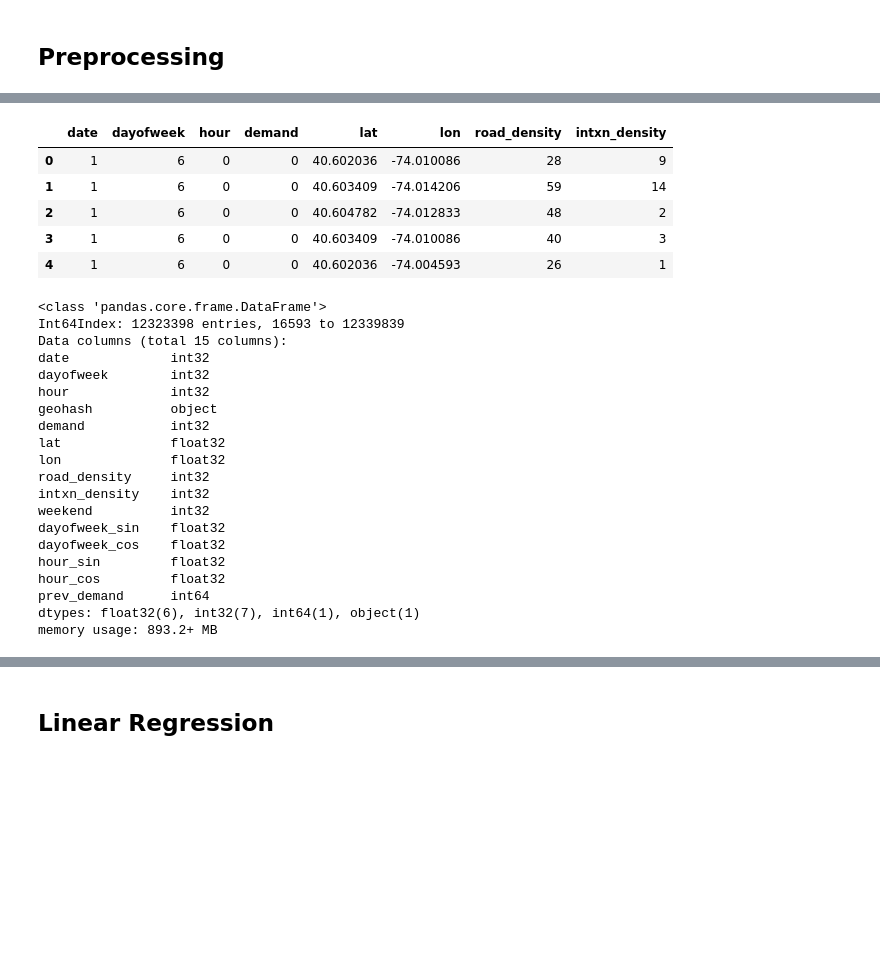
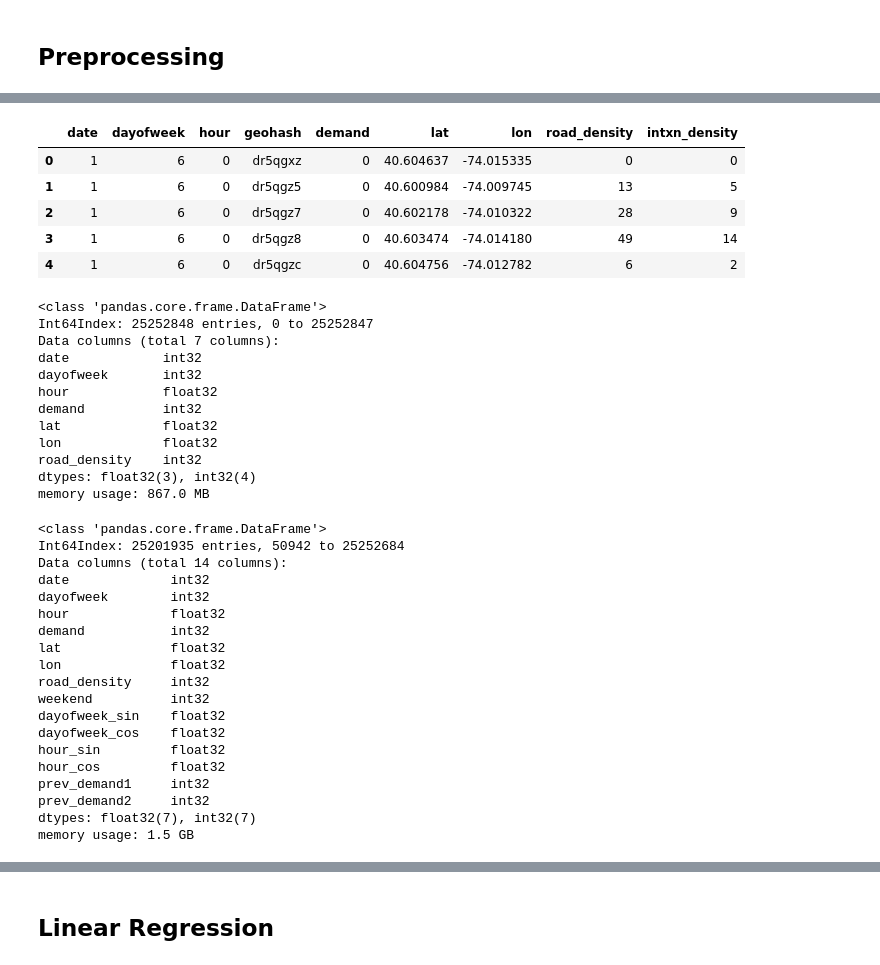
Before and after one commit to hitsuji5/FleetAI, a Jupyter notebook: analytics/demand_prediction.ipynb, the cells around one changed output, grey strips where cells are left out. Drawn from its saved outputs; the diff is of its cells as text; code cells hidden in the pictures; blank space fills up the shorter version.

```diff
--- a/analytics/demand_prediction.ipynb
+++ b/analytics/demand_prediction.ipynb
@@ -48,0 +92,8 @@ print ((df.iloc[N:].demand - df.iloc[N:].prediction)**2).mean()
+# %%
+demand_pivot['date'] = 0
+demand_pivot['dayofweek'] = 0
+demand_pivot['hour'] = 0
+demand_pivot[['date', 'dayofweek', 'hour']] = list(demand_pivot.index.values)
+demand = pd.melt(demand_pivot, id_vars=['date', 'dayofweek', 'hour'])
+demand = demand.rename(columns={'phash':'geohash', 'value':'demand'})
+demand.head()
@@ -48,0 +107,4 @@ print ((df.iloc[N:].demand - df.iloc[N:].prediction)**2).mean()
+# %%
+zones = pd.read_csv("data/table/zones.csv",
+                    usecols=['geohash', 'lat', 'lon', 'road_density', 'intxn_density'])
+zones.head()
@@ -48,0 +118,11 @@ print ((df.iloc[N:].demand - df.iloc[N:].prediction)**2).mean()
+# %%
+demand = demand.sort_values(by=['date', 'hour'])
+demand = demand.merge(zones, how='left', on='geohash')
+demand.head()
+# %% [output]
+|  | date | dayofweek | hour | geohash | demand | lat | lon | road_density | intxn_density |
+| 0 | 1 | 6 | 0 | dr5qgxz | 0 | 40.604637 | -74.015335 | 0 | 0 |
+| 1 | 1 | 6 | 0 | dr5qgz5 | 0 | 40.600984 | -74.009745 | 13 | 5 |
+| 2 | 1 | 6 | 0 | dr5qgz7 | 0 | 40.602178 | -74.010322 | 28 | 9 |
+| 3 | 1 | 6 | 0 | dr5qgz8 | 0 | 40.603474 | -74.014180 | 49 | 14 |
+| 4 | 1 | 6 | 0 | dr5qgzc | 0 | 40.604756 | -74.012782 | 6 | 2 |
@@ -49,23 +134,28 @@ print ((df.iloc[N:].demand - df.iloc[N:].prediction)**2).mean()
 # %%
-df = pd.read_csv('analytics/data/demand_dataset.csv',
+df = pd.read_csv('data/nyc_taxi/trips/demand_2016_05.csv',
                 dtype={
                     'date':np.int32,
                     'dayofweek':np.int32,
-                    'hour':np.int32,
+                    'hour':np.float32,
                     'demand':np.int32,
                     'lat':np.float32,
                     'lon':np.float32,
-                    'road_density':np.int32,
-                    'intxn_density':np.int32
-                }).drop('geohash', axis=1)
-df.head()
+                    'road_density':np.int32
+                }).drop('intxn_density', axis=1)
+df.info()
 # %% [output]
-|  | date | dayofweek | hour | demand | lat | lon | road_density | intxn_density |
-| 0 | 1 | 6 | 0 | 0 | 40.602036 | -74.010086 | 28 | 9 |
-| 1 | 1 | 6 | 0 | 0 | 40.603409 | -74.014206 | 59 | 14 |
-| 2 | 1 | 6 | 0 | 0 | 40.604782 | -74.012833 | 48 | 2 |
-| 3 | 1 | 6 | 0 | 0 | 40.603409 | -74.010086 | 40 | 3 |
-| 4 | 1 | 6 | 0 | 0 | 40.602036 | -74.004593 | 26 | 1 |
+<class 'pandas.core.frame.DataFrame'>
+Int64Index: 25252848 entries, 0 to 25252847
+Data columns (total 7 columns):
+date            int32
+dayofweek       int32
+hour            float32
+demand          int32
+lat             float32
+lon             float32
+road_density    int32
+dtypes: float32(3), int32(4)
+memory usage: 867.0 MB
 # %%
 def create_features(df):
     df['weekend'] = (df.dayofweek > 4).astype(np.int32)
@@ -74,9 +164,11 @@ def create_features(df):
     df['hour_sin'] = np.sin(df.hour/24.0).astype(np.float32)
     df['hour_cos'] = np.cos(df.hour/24.0).astype(np.float32)
     df = df.sort_values(by=['lat', 'lon'])
-    df['prev_demand'] = 0
-    df['prev_demand'].iloc[1:] = df['demand'].values[:-1]
-    df = df[(df.date>1)|(df.hour>0)]
+    df['prev_demand1'] = np.int32(0)
+    df['prev_demand1'].iloc[1:] = df['demand'].values[:-1]
+    df['prev_demand2'] = np.int32(0)
+    df['prev_demand2'].iloc[1:] = df['prev_demand1'].values[:-1]
+    df = df[(df.date>1)|(df.hour>1)]
     df = df.sort_values(by=['date', 'hour'])
     return df
 
@@ -84,23 +176,22 @@ df = create_features(df)
 df.info()
 # %% [output]
 <class 'pandas.core.frame.DataFrame'>
-Int64Index: 12323398 entries, 16593 to 12339839
-Data columns (total 15 columns):
+Int64Index: 25201935 entries, 50942 to 25252684
+Data columns (total 14 columns):
 date             int32
 dayofweek        int32
-hour             int32
-geohash          object
+hour             float32
 demand           int32
 lat              float32
 lon              float32
 road_density     int32
-intxn_density    int32
 weekend          int32
 dayofweek_sin    float32
 dayofweek_cos    float32
 hour_sin         float32
 hour_cos         float32
-prev_demand      int64
-dtypes: float32(6), int32(7), int64(1), object(1)
-memory usage: 893.2+ MB
+prev_demand1     int32
+prev_demand2     int32
+dtypes: float32(7), int32(7)
+memory usage: 1.5 GB
 # %%
```
Also changed, not shown: parts of 26 cells of this notebook, 14 other files.
